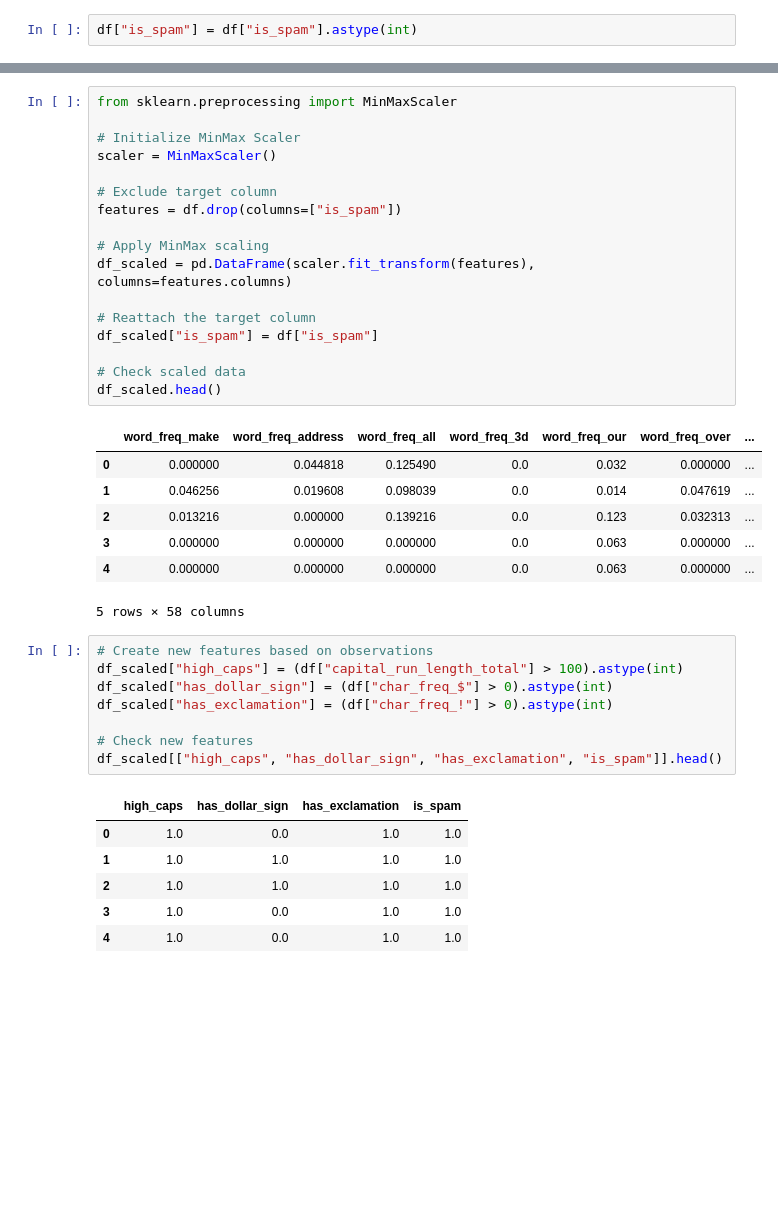
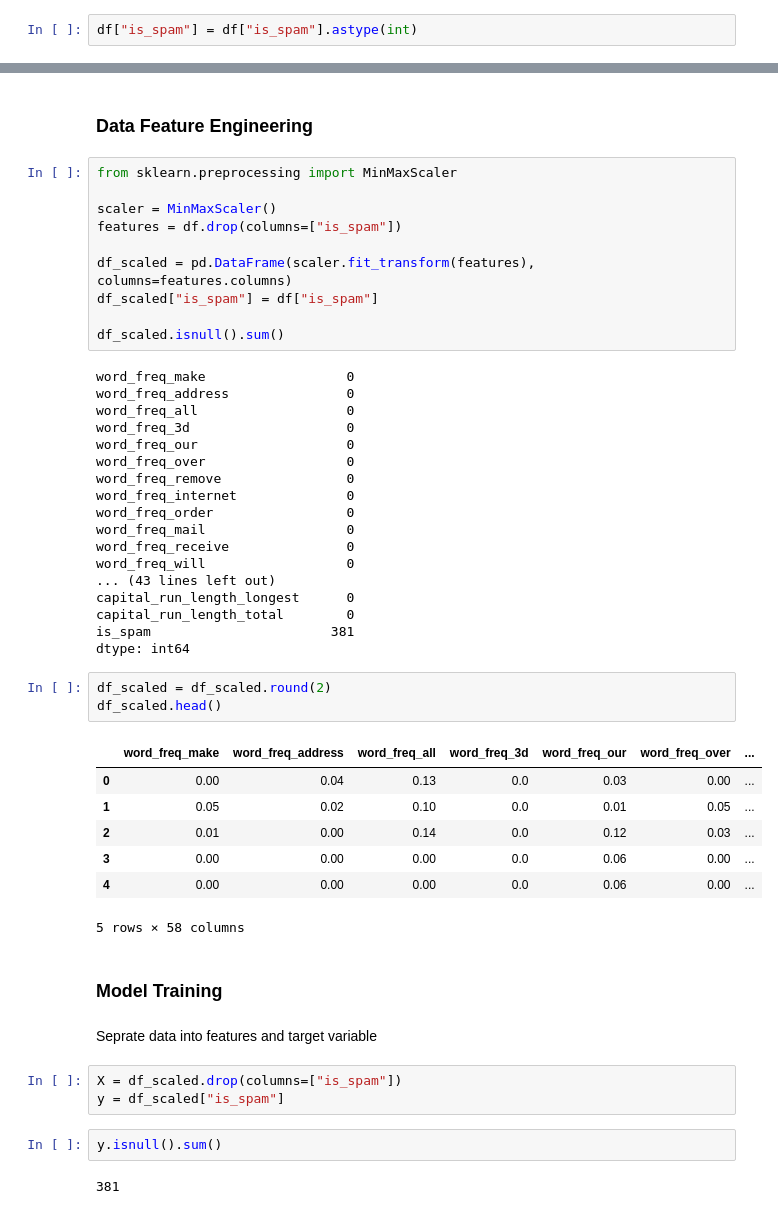
Before and after one commit to Venkatnelluri-max/Artificial-intelligence-CA--1, a Jupyter notebook: Vicky_ML_CA1.ipynb, the cells around one changed output, grey strips where cells are left out. Cells and saved outputs as stored; diff of their text form; blank space fills up the shorter version.

Commit message:
Done Feature Engineering and added rf classifier

```diff
--- a/Vicky_ML_CA1.ipynb
+++ b/Vicky_ML_CA1.ipynb
@@ -218,40 +287,52 @@ df["is_spam"] = df["is_spam"].astype(int)
+# %% [markdown]
+### Data Feature Engineering
 # %%
 from sklearn.preprocessing import MinMaxScaler
 
-# Initialize MinMax Scaler
 scaler = MinMaxScaler()
-
-# Exclude target column
 features = df.drop(columns=["is_spam"])
 
-# Apply MinMax scaling
 df_scaled = pd.DataFrame(scaler.fit_transform(features), columns=features.columns)
-
-# Reattach the target column
 df_scaled["is_spam"] = df["is_spam"]
 
-# Check scaled data
-df_scaled.head()
+df_scaled.isnull().sum()
 # %% [output]
-|  | word_freq_make | word_freq_address | word_freq_all | word_freq_3d | word_freq_our | word_freq_over | ... |
-| 0 | 0.000000 | 0.044818 | 0.125490 | 0.0 | 0.032 | 0.000000 | ... |
-| 1 | 0.046256 | 0.019608 | 0.098039 | 0.0 | 0.014 | 0.047619 | ... |
-| 2 | 0.013216 | 0.000000 | 0.139216 | 0.0 | 0.123 | 0.032313 | ... |
-| 3 | 0.000000 | 0.000000 | 0.000000 | 0.0 | 0.063 | 0.000000 | ... |
-| 4 | 0.000000 | 0.000000 | 0.000000 | 0.0 | 0.063 | 0.000000 | ... |
-5 rows × 58 columns
+word_freq_make                  0
+word_freq_address               0
+word_freq_all                   0
+word_freq_3d                    0
+word_freq_our                   0
+word_freq_over                  0
+word_freq_remove                0
+word_freq_internet              0
+word_freq_order                 0
+word_freq_mail                  0
+word_freq_receive               0
+word_freq_will                  0
+... (43 lines left out)
+capital_run_length_longest      0
+capital_run_length_total        0
+is_spam                       381
+dtype: int64
-# %%
-# Create new features based on observations
-df_scaled["high_caps"] = (df["capital_run_length_total"] > 100).astype(int)
-df_scaled["has_dollar_sign"] = (df["char_freq_$"] > 0).astype(int)
-df_scaled["has_exclamation"] = (df["char_freq_!"] > 0).astype(int)
-
-# Check new features
-df_scaled[["high_caps", "has_dollar_sign", "has_exclamation", "is_spam"]].head()
-# %% [output]
-|  | high_caps | has_dollar_sign | has_exclamation | is_spam |
-| 0 | 1.0 | 0.0 | 1.0 | 1.0 |
-| 1 | 1.0 | 1.0 | 1.0 | 1.0 |
-| 2 | 1.0 | 1.0 | 1.0 | 1.0 |
-| 3 | 1.0 | 0.0 | 1.0 | 1.0 |
-| 4 | 1.0 | 0.0 | 1.0 | 1.0 |
+# %%
+df_scaled = df_scaled.round(2)
+df_scaled.head()
+# %% [output]
+|  | word_freq_make | word_freq_address | word_freq_all | word_freq_3d | word_freq_our | word_freq_over | ... |
+| 0 | 0.00 | 0.04 | 0.13 | 0.0 | 0.03 | 0.00 | ... |
+| 1 | 0.05 | 0.02 | 0.10 | 0.0 | 0.01 | 0.05 | ... |
+| 2 | 0.01 | 0.00 | 0.14 | 0.0 | 0.12 | 0.03 | ... |
+| 3 | 0.00 | 0.00 | 0.00 | 0.0 | 0.06 | 0.00 | ... |
+| 4 | 0.00 | 0.00 | 0.00 | 0.0 | 0.06 | 0.00 | ... |
+5 rows × 58 columns
+# %% [markdown]
+### Model Training
+# %% [markdown]
+Seprate data into features and target variable
+# %%
+X = df_scaled.drop(columns=["is_spam"])
+y = df_scaled["is_spam"]
+# %%
+y.isnull().sum()
+# %% [output]
+381
```
Also changed, not shown: parts of 19 cells of this notebook.
